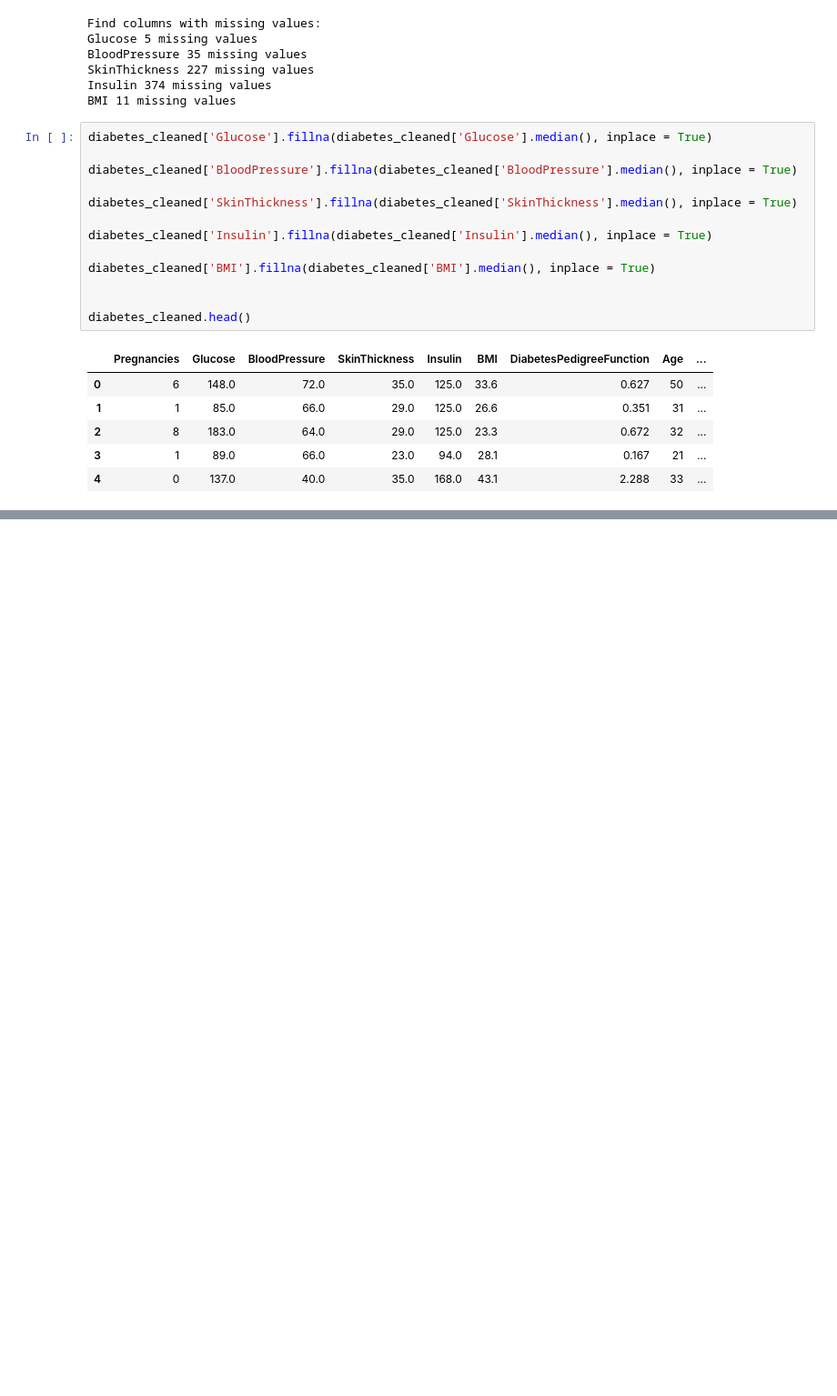
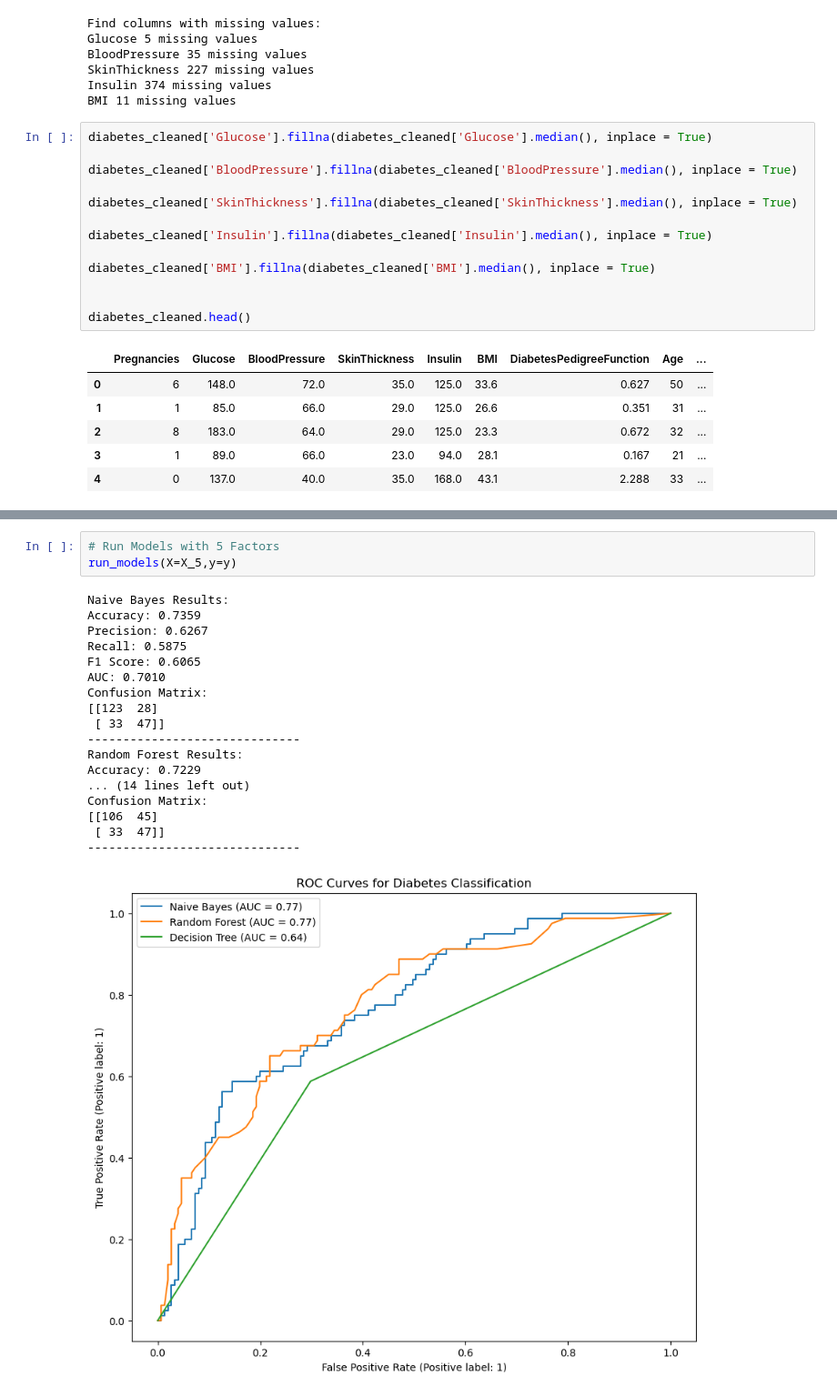
Before and after one commit to ManuelStrnad/DataScience, a Jupyter notebook: Code/Project.ipynb, the cells around one changed output, grey strips where cells are left out. Shown at 91% size. Drawn from its saved outputs; the diff is of its cells as text; blank space fills up the shorter version.

```diff
--- a/Code/Project.ipynb
+++ b/Code/Project.ipynb
@@ -145,0 +180,22 @@ plt.show()
+# %%
+# Run Models with 5 Factors
+run_models(X=X_5,y=y)
+# %% [output]
+Naive Bayes Results:
+Accuracy: 0.7359
+Precision: 0.6267
+Recall: 0.5875
+F1 Score: 0.6065
+AUC: 0.7010
+Confusion Matrix:
+[[123  28]
+ [ 33  47]]
+------------------------------
+Random Forest Results:
+Accuracy: 0.7229
+... (14 lines left out)
+Confusion Matrix:
+[[106  45]
+ [ 33  47]]
+------------------------------
+[figure, added]
```
Also changed, not shown: parts of 9 cells of this notebook.
